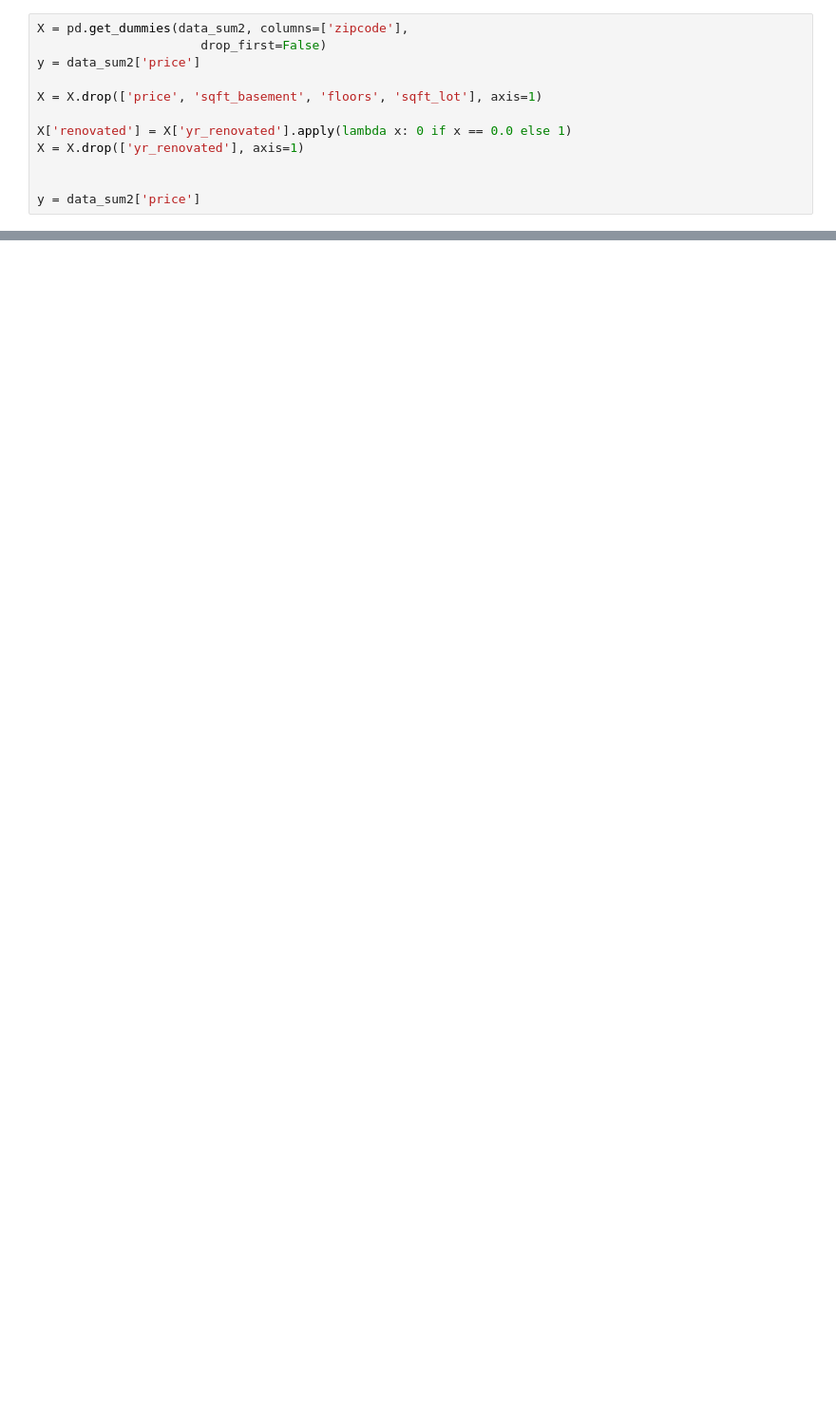
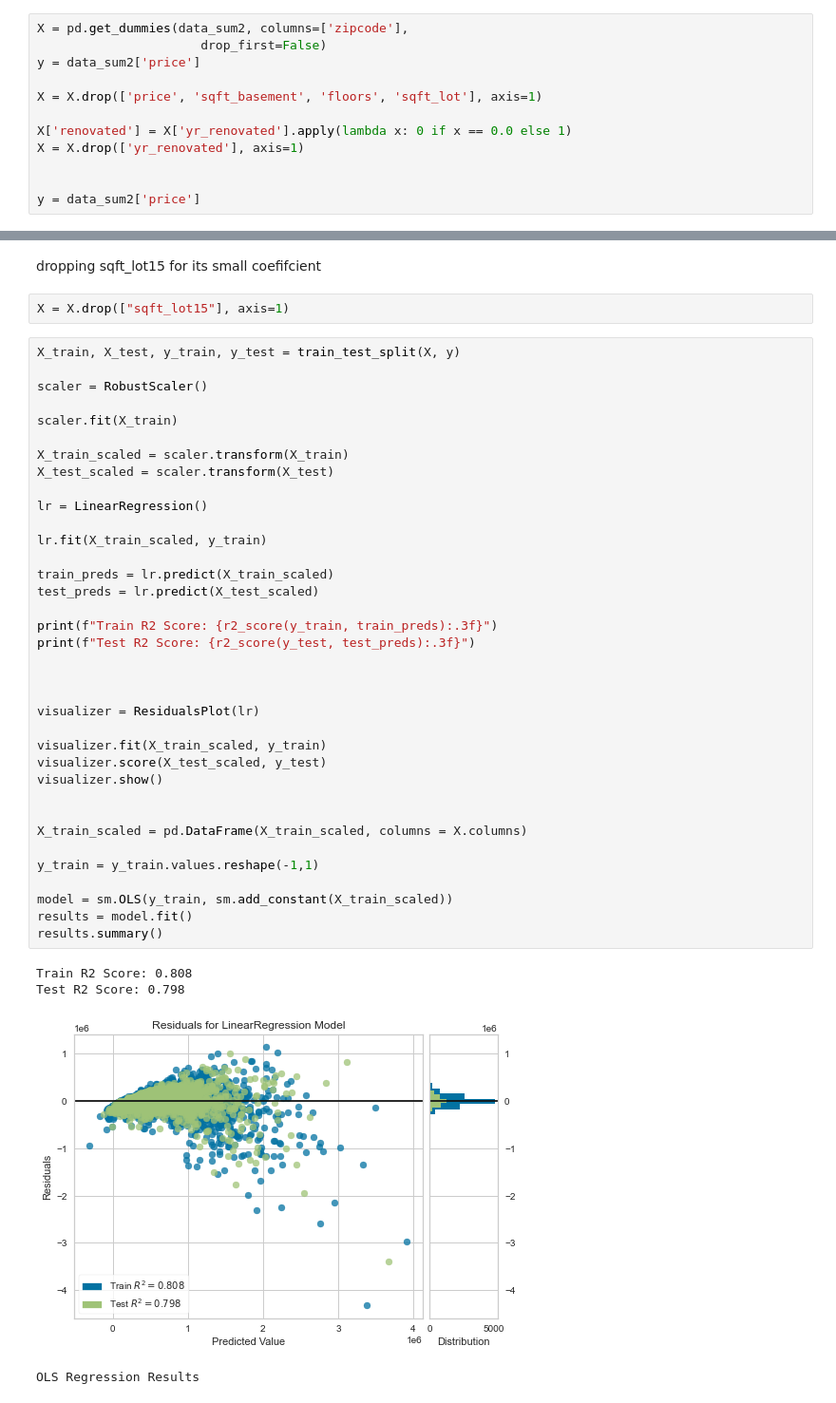
Before and after one commit to stone-ericm/Seattle-Housing-Prices-Exploration, a Jupyter notebook: Untitled.ipynb, the cells around one changed output, grey strips where cells are left out. Shown at 95% size. Saved outputs shown, nothing was run; the diff lists cells and outputs as text; blank space fills up the shorter version.

```diff
--- a/Untitled.ipynb
+++ b/Untitled.ipynb
@@ -1224,0 +1225,45 @@ Scores: 0.802 +- 0.021
+# %% [markdown]
+dropping sqft_lot15 for its small coefifcient
+# %%
+X = X.drop(["sqft_lot15"], axis=1)
+# %%
+X_train, X_test, y_train, y_test = train_test_split(X, y)
+
+scaler = RobustScaler()
+
+scaler.fit(X_train)
+
+X_train_scaled = scaler.transform(X_train)
+X_test_scaled = scaler.transform(X_test)
+
+lr = LinearRegression()
+
+lr.fit(X_train_scaled, y_train)
+
+train_preds = lr.predict(X_train_scaled)
+test_preds = lr.predict(X_test_scaled)
+
+print(f"Train R2 Score: {r2_score(y_train, train_preds):.3f}")
+print(f"Test R2 Score: {r2_score(y_test, test_preds):.3f}")
+
+
+
+visualizer = ResidualsPlot(lr)
+
+visualizer.fit(X_train_scaled, y_train)
+visualizer.score(X_test_scaled, y_test)
+visualizer.show()
+
+
+X_train_scaled = pd.DataFrame(X_train_scaled, columns = X.columns)
+
+y_train = y_train.values.reshape(-1,1)
+
+model = sm.OLS(y_train, sm.add_constant(X_train_scaled))
+results = model.fit()
+results.summary()
+# %% [output]
+Train R2 Score: 0.808
+Test R2 Score: 0.798
+[figure, added]
+OLS Regression Results
```
Also changed, not shown: parts of 37 cells of this notebook.
